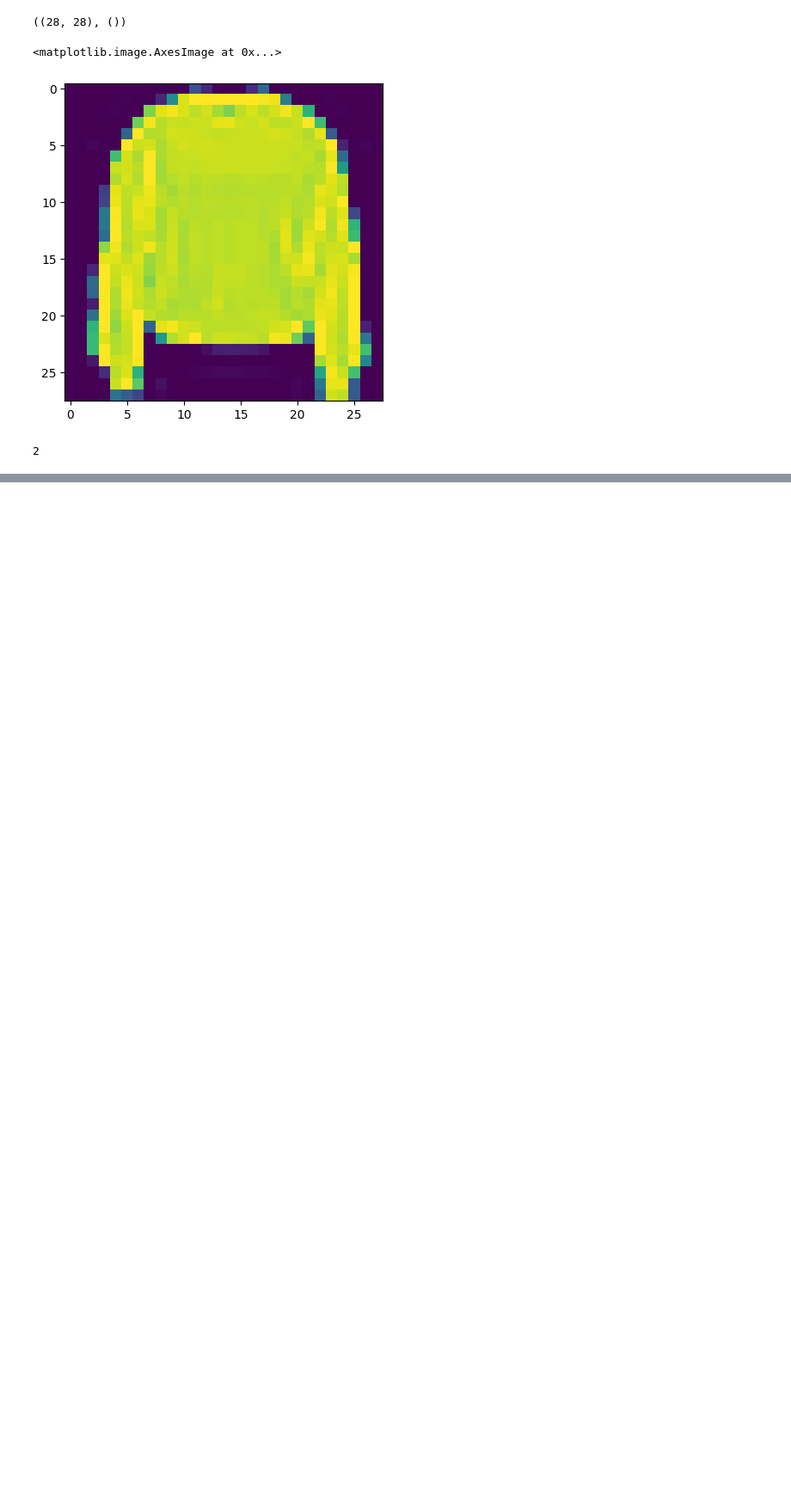
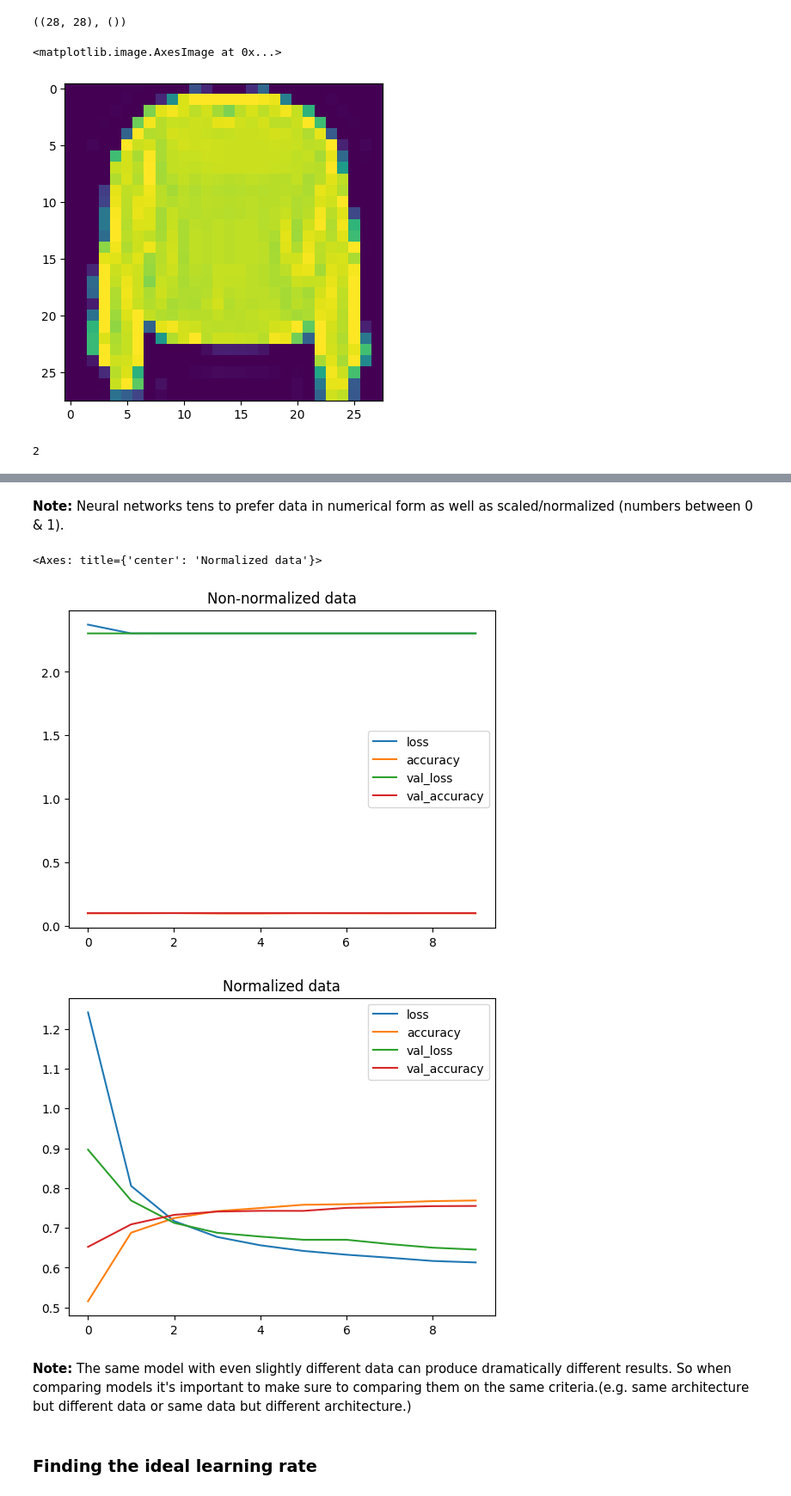
Before and after one commit to amitvermaknw/tensorflow, a Jupyter notebook: src/multiclass_classification.ipynb, the cells around one changed output, grey strips where cells are left out. Shown: that part at 86% size. Cells and saved outputs as stored; diff of their text form; code cells hidden in the pictures; blank space fills up the shorter version.

```diff
--- a/src/multiclass_classification.ipynb
+++ b/src/multiclass_classification.ipynb
@@ -61,0 +195,7 @@ train_labels[7]
+# %%
+# We can get our training and testing data betweem 0 & 1 by dividing by the maximum
+train_data_norm=train_data/255.0
+test_data_norm = test_data/255.0
+
+#check the min and max data
+train_data_norm.min(), train_data_norm.max()
@@ -61,0 +204,24 @@ train_labels[7]
+# %%
+# Now our data is normalized, let's build the model
+
+#set the random seed
+tf.random.set_seed(42)
+
+#Create the model
+model_2=tf.keras.Sequential([
+    tf.keras.layers.Flatten(input_shape=(28, 28)),
+    tf.keras.layers.Dense(4, activation="relu"),
+    tf.keras.layers.Dense(4, activation="relu"),
+    tf.keras.layers.Dense(10, activation="softmax")
+])
+
+#Compile the model
+model_2.compile(loss=tf.keras.losses.CategoricalCrossentropy(),
+                optimizer=tf.keras.optimizers.Adam(),
+                metrics=["accuracy"])
+
+#Fit the model
+norm_history = model_2.fit(tf.expand_dims(train_data_norm, axis=-1),
+            tf.one_hot(train_labels, depth=10),
+            epochs=10,
+            validation_data=(test_data_norm, tf.one_hot(test_label, depth=10)))
@@ -61,0 +249,19 @@ train_labels[7]
+# %% [markdown]
+**Note:** Neural networks tens to prefer data in numerical form as well as scaled/normalized (numbers between 0 & 1).
+# %%
+#loss curve
+import pandas as pd
+
+#Plot non-norms data loss curve
+pd.DataFrame(non_norm_history.history).plot(title="Non-normalized data")
+
+#Plot normas data loss curve
+pd.DataFrame(norm_history.history).plot(title="Normalized data")
+# %% [output]
+<Axes: title={'center': 'Normalized data'}>
+[figure, added]
+[figure, added]
+# %% [markdown]
+**Note:** The same model with even slightly different data can produce dramatically different results. So when comparing models it's important to make sure to comparing them on the same criteria.(e.g. same architecture but different data or same data but different architecture.)
+# %% [markdown]
+### Finding the ideal learning rate
```
Also changed, not shown: parts of 25 cells of this notebook.
